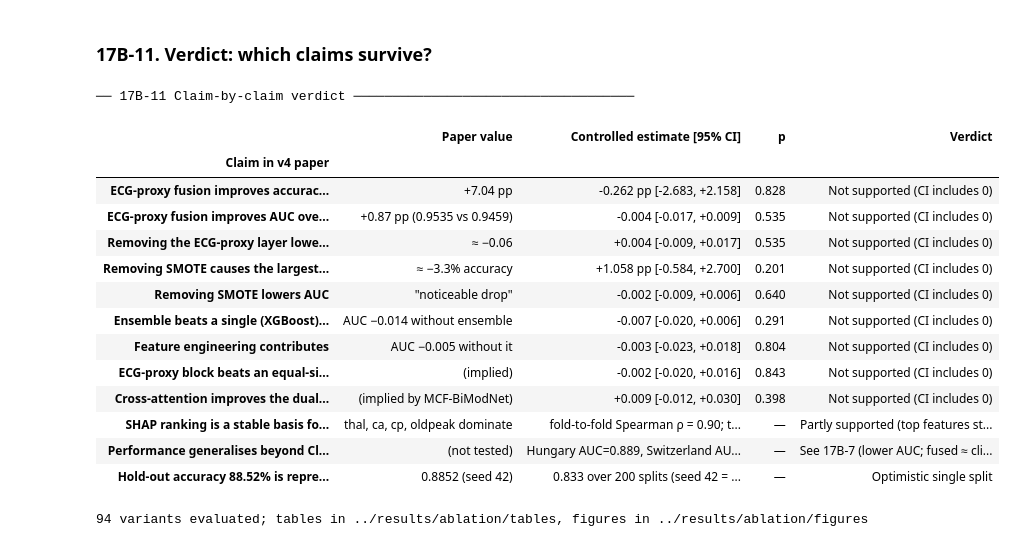
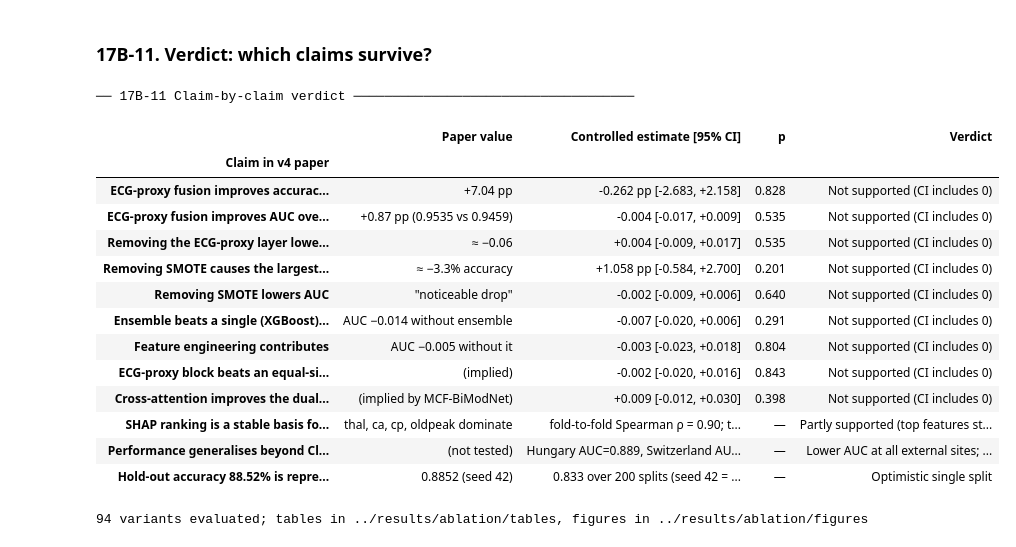
Before and after one commit to dhanvanth-dev/Heart-, a Jupyter notebook: notebook/extended_ablation_standalone.ipynb, the cells around one changed output. Cells and saved outputs as stored; diff of their text form; code cells hidden in the pictures.

```diff
--- a/notebook/extended_ablation_standalone.ipynb
+++ b/notebook/extended_ablation_standalone.ipynb
@@ -1708,38 +1708,38 @@ if 'ext' in globals():
     a = ext.xs('Fused (full system)', level='Model')['AUC']
     extra.append({'Claim in v4 paper': 'Performance generalises beyond Cleveland', 'Paper value': '(not tested)',
                   'Controlled estimate [95% CI]': ', '.join(f'{s} AUC={v:.3f}' for s, v in a.items()),
-                  'p': '—', 'Verdict': 'See 17B-7 (lower AUC; fused ≈ clinical)'})
+                  'p': '—', 'Verdict': 'Lower AUC at all external sites; fused ≈ clinical'})
 if 'ho' in globals():
     extra.append({'Claim in v4 paper': 'Hold-out accuracy 88.52% is representative', 'Paper value': '0.8852 (seed 42)',
                   'Controlled estimate [95% CI]': f'{ho.fused_Acc.mean():.3f} over {len(ho)} splits '
                                                   f'(seed 42 = {stats.percentileofscore(ho.fused_Acc, s42.fused_Acc):.0f}th pct)',
                   'p': '—', 'Verdict': 'Optimistic single split'})
 verd = pd.concat([verd, pd.DataFrame(extra).set_index('Claim in v4 paper')]) if extra else verd
 display(verd); verd.to_csv(f'{TAB_DIR}/E11_verdict.csv')
 
 # Master table of every variant evaluated in this section
 master = []
 for n, r in RESULTS.items():
     f = r['folds']; row = {'Variant': n, 'folds': len(f)}
     for m in ('AUC', 'Accuracy', 'Sensitivity', 'Specificity', 'F1', 'Brier'):
         mu, hw, _ = corrected_t(f[m]); row[m] = mu; row[f'{m}_ci'] = hw
     master.append(row)
 pd.DataFrame(master).set_index('Variant').to_csv(f'{TAB_DIR}/ALL_variants.csv')
 print(f"\n{len(master)} variants evaluated; tables in {TAB_DIR}, figures in {FIG_DIR}")
 # %% [output]
 ── 17B-11 Claim-by-claim verdict ────────────────────────────────────
 |  | Paper value | Controlled estimate [95% CI] | p | Verdict |
 | Claim in v4 paper |  |  |  |  |
 | ECG-proxy fusion improves accurac... | +7.04 pp | -0.262 pp [-2.683, +2.158] | 0.828 | Not supported (CI includes 0) |
 | ECG-proxy fusion improves AUC ove... | +0.87 pp (0.9535 vs 0.9459) | -0.004 [-0.017, +0.009] | 0.535 | Not supported (CI includes 0) |
 | Removing the ECG-proxy layer lowe... | ≈ −0.06 | +0.004 [-0.009, +0.017] | 0.535 | Not supported (CI includes 0) |
 | Removing SMOTE causes the largest... | ≈ −3.3% accuracy | +1.058 pp [-0.584, +2.700] | 0.201 | Not supported (CI includes 0) |
 | Removing SMOTE lowers AUC | "noticeable drop" | -0.002 [-0.009, +0.006] | 0.640 | Not supported (CI includes 0) |
 | Ensemble beats a single (XGBoost)... | AUC −0.014 without ensemble | -0.007 [-0.020, +0.006] | 0.291 | Not supported (CI includes 0) |
 | Feature engineering contributes | AUC −0.005 without it | -0.003 [-0.023, +0.018] | 0.804 | Not supported (CI includes 0) |
 | ECG-proxy block beats an equal-si... | (implied) | -0.002 [-0.020, +0.016] | 0.843 | Not supported (CI includes 0) |
 | Cross-attention improves the dual... | (implied by MCF-BiModNet) | +0.009 [-0.012, +0.030] | 0.398 | Not supported (CI includes 0) |
 | SHAP ranking is a stable basis fo... | thal, ca, cp, oldpeak dominate | fold-to-fold Spearman ρ = 0.90; t... | — | Partly supported (top features st... |
-| Performance generalises beyond Cl... | (not tested) | Hungary AUC=0.889, Switzerland AU... | — | See 17B-7 (lower AUC; fused ≈ cli... |
+| Performance generalises beyond Cl... | (not tested) | Hungary AUC=0.889, Switzerland AU... | — | Lower AUC at all external sites; ... |
 | Hold-out accuracy 88.52% is repre... | 0.8852 (seed 42) | 0.833 over 200 splits (seed 42 = ... | — | Optimistic single split |
 94 variants evaluated; tables in ../results/ablation/tables, figures in ../results/ablation/figures
```
Also changed, not shown: parts of 8 cells of this notebook, 10 other files.
